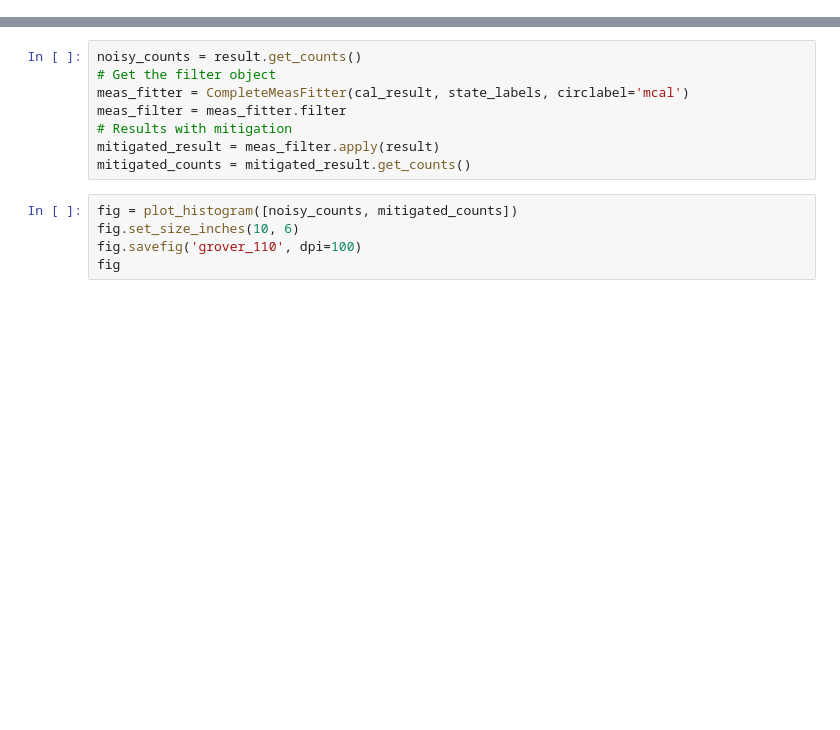
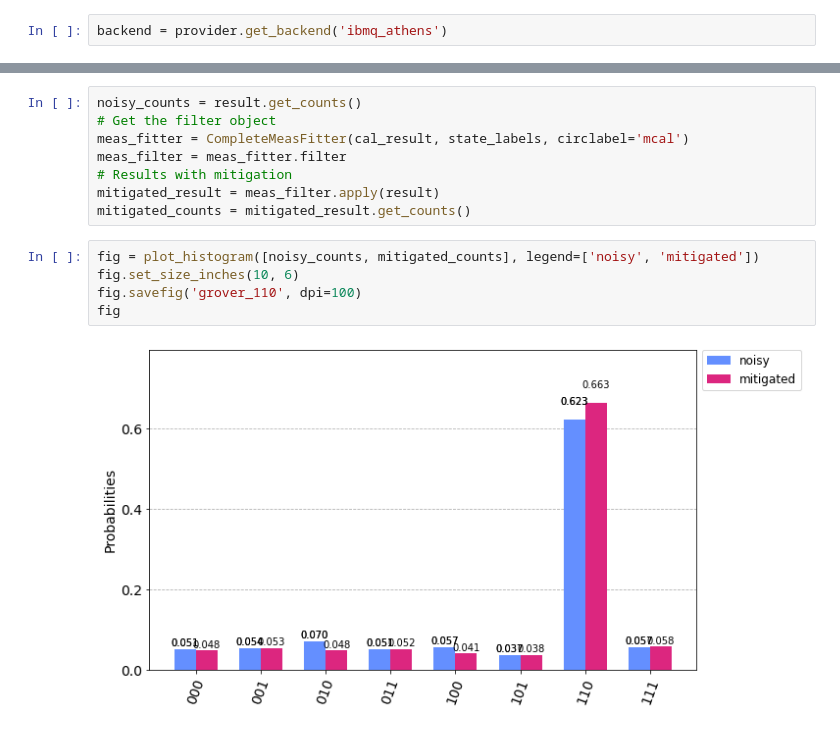
Before and after one commit to jkfids/projects-unimelb, a Jupyter notebook: Quantum Computing/toffoli.ipynb, the cells around one changed output, grey strips where cells are left out. Cells and saved outputs as stored; diff of their text form; blank space fills up the shorter version.

```diff
--- a/Quantum Computing/toffoli.ipynb
+++ b/Quantum Computing/toffoli.ipynb
@@ -175,3 +191,5 @@ cal_circuit_list, state_labels = complete_meas_cal(qr=qr, circlabel='mcal')
+# %%
+backend = provider.get_backend('ibmq_athens')
 # %%
 # Run circuits
 cal_result = execute(cal_circuit_list, backend, shots=8192, initial_layout=[3, 4, 2]).result()
@@ -185,7 +203,9 @@ meas_filter = meas_fitter.filter
 mitigated_result = meas_filter.apply(result)
 mitigated_counts = mitigated_result.get_counts()
 # %%
-fig = plot_histogram([noisy_counts, mitigated_counts])
+fig = plot_histogram([noisy_counts, mitigated_counts], legend=['noisy', 'mitigated'])
 fig.set_size_inches(10, 6)
 fig.savefig('grover_110', dpi=100)
 fig
+# %% [output]
+[figure, added]
```
Also changed, not shown: parts of 4 cells of this notebook, 11 other files.
